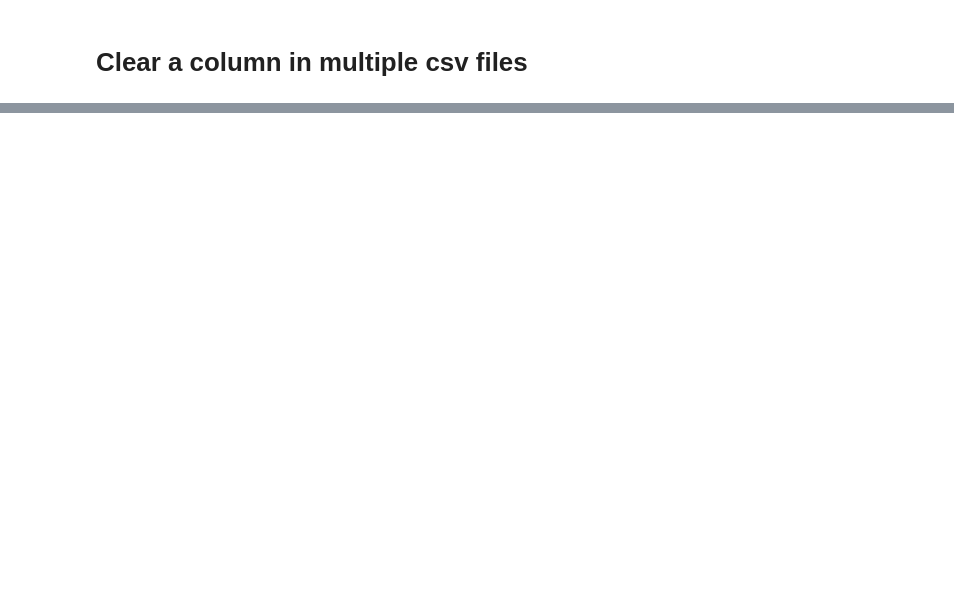
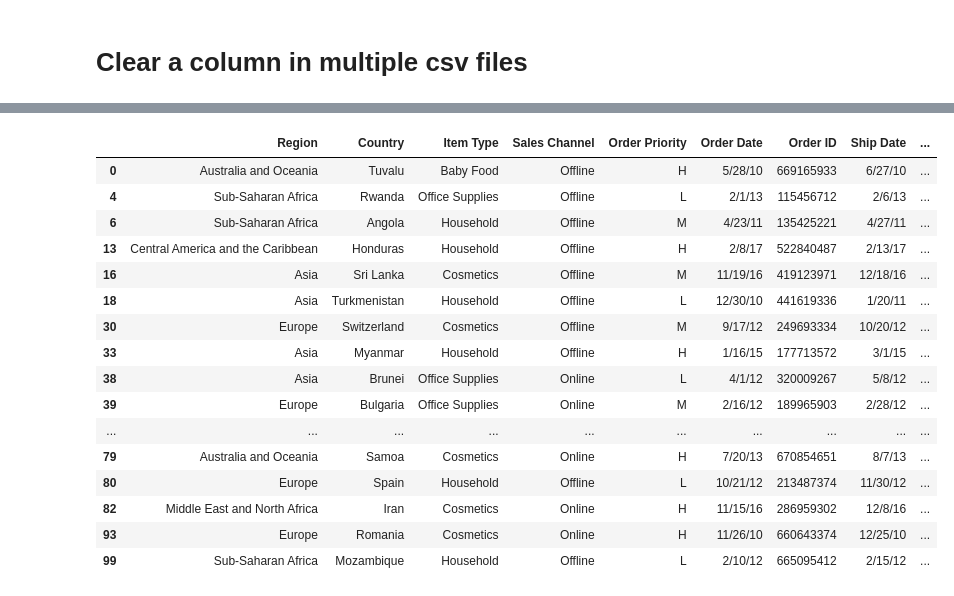
Before and after one commit to angelo-chu/python, a Jupyter notebook: csv_handling.ipynb, the cells around one changed output, grey strips where cells are left out. Saved outputs shown, nothing was run; the diff lists cells and outputs as text; code cells hidden in the pictures; blank space fills up the shorter version.

```diff
--- a/csv_handling.ipynb
+++ b/csv_handling.ipynb
@@ -120,0 +135,23 @@ print("address column cleared in all files!")
+# %%
+#Filter revenue > 2.5 million dollars
+large_revenue = df[df['Total Revenue'] > 2500000]
+large_revenue.shape[0]
+large_revenue
+# %% [output]
+|  | Region | Country | Item Type | Sales Channel | Order Priority | Order Date | Order ID | Ship Date | ... |
+| 0 | Australia and Oceania | Tuvalu | Baby Food | Offline | H | 5/28/10 | 669165933 | 6/27/10 | ... |
+| 4 | Sub-Saharan Africa | Rwanda | Office Supplies | Offline | L | 2/1/13 | 115456712 | 2/6/13 | ... |
+| 6 | Sub-Saharan Africa | Angola | Household | Offline | M | 4/23/11 | 135425221 | 4/27/11 | ... |
+| 13 | Central America and the Caribbean | Honduras | Household | Offline | H | 2/8/17 | 522840487 | 2/13/17 | ... |
+| 16 | Asia | Sri Lanka | Cosmetics | Offline | M | 11/19/16 | 419123971 | 12/18/16 | ... |
+| 18 | Asia | Turkmenistan | Household | Offline | L | 12/30/10 | 441619336 | 1/20/11 | ... |
+| 30 | Europe | Switzerland | Cosmetics | Offline | M | 9/17/12 | 249693334 | 10/20/12 | ... |
+| 33 | Asia | Myanmar | Household | Offline | H | 1/16/15 | 177713572 | 3/1/15 | ... |
+| 38 | Asia | Brunei | Office Supplies | Online | L | 4/1/12 | 320009267 | 5/8/12 | ... |
+| 39 | Europe | Bulgaria | Office Supplies | Online | M | 2/16/12 | 189965903 | 2/28/12 | ... |
+| ... | ... | ... | ... | ... | ... | ... | ... | ... | ... |
+| 79 | Australia and Oceania | Samoa | Cosmetics | Online | H | 7/20/13 | 670854651 | 8/7/13 | ... |
+| 80 | Europe | Spain | Household | Offline | L | 10/21/12 | 213487374 | 11/30/12 | ... |
+| 82 | Middle East and North Africa | Iran | Cosmetics | Online | H | 11/15/16 | 286959302 | 12/8/16 | ... |
+| 93 | Europe | Romania | Cosmetics | Online | H | 11/26/10 | 660643374 | 12/25/10 | ... |
+| 99 | Sub-Saharan Africa | Mozambique | Household | Offline | L | 2/10/12 | 665095412 | 2/15/12 | ... |
```
Also changed, not shown: parts of 8 cells of this notebook.
